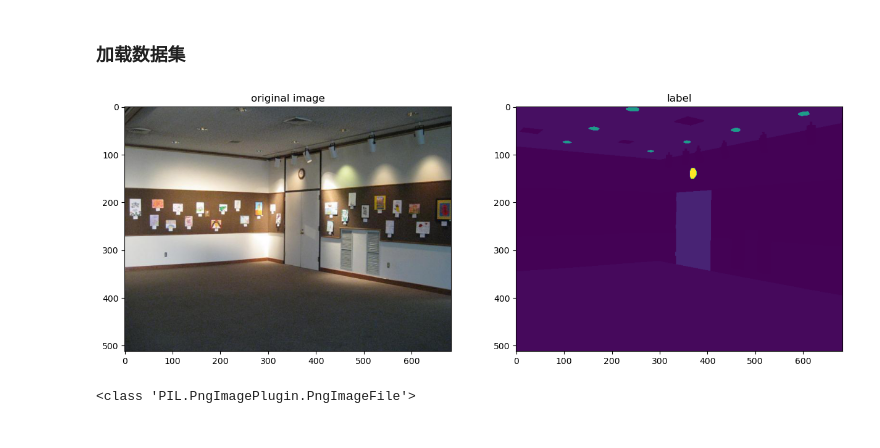
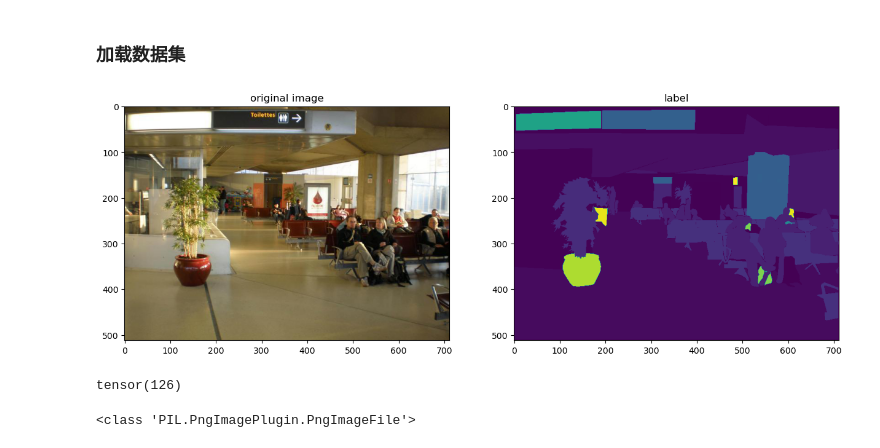
Before and after one commit to AlexwellChen/EnSeg, a Jupyter notebook: inference_demo.ipynb, the cells around one changed output. Drawn from its saved outputs; the diff is of its cells as text; code cells hidden in the pictures.

```diff
--- a/inference_demo.ipynb
+++ b/inference_demo.ipynb
@@ -115,20 +115,20 @@ transform = Compose([transforms.ToTensor()])
 ADE20KDataset = ADE20KDataset(train_path, train_label_path, transform)
 # %%
 # 读取图片
-idx = 2
+idx = 1
 
 img = ADE20KDataset.get_img_as_PIL(idx)
 label = ADE20KDataset.get_label_as_PIL(idx)
 
 plt.figure(figsize=(15,10))
 plt.subplot(1, 2, 1)
 plt.imshow(img)
 plt.title('original image')
 
 plt.subplot(1, 2, 2)
 plt.imshow(label)
 plt.title('label')
 
 plt.show()
 # %% [output]
-[figure, old version]
+[figure, new version]
@@ -135,3 +140,7 @@ plt.show()
+# %%
+annotation_tensor[350][150]
+# %% [output]
+tensor(126)
 # %%
 print(type(label))
 # %% [output]
```
Also changed, not shown: parts of 1 cell of this notebook, 2 other files.
